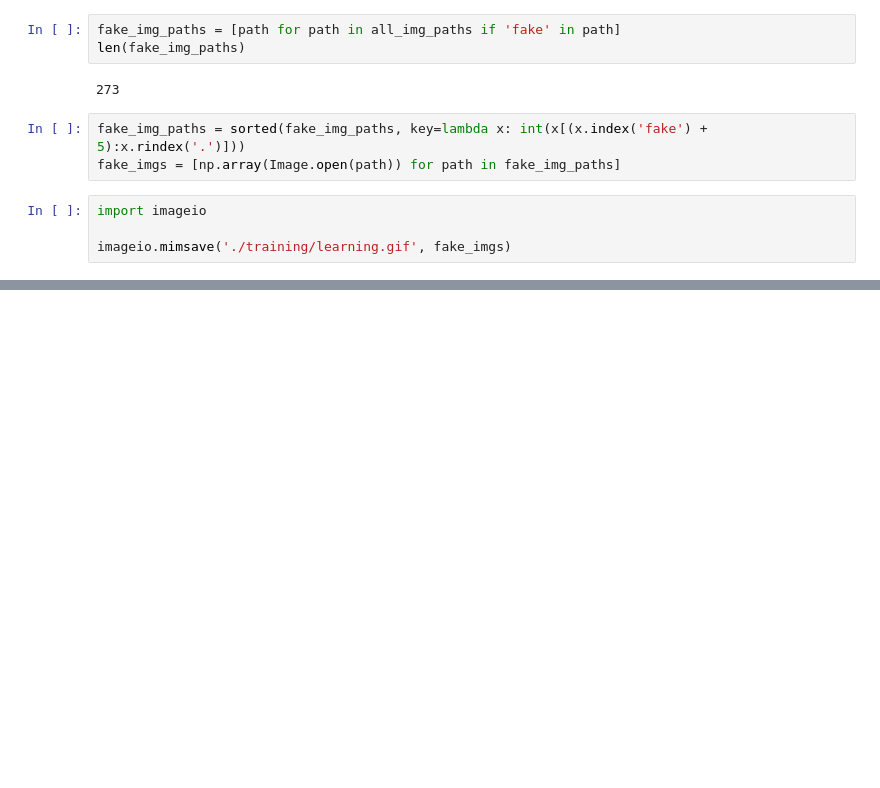
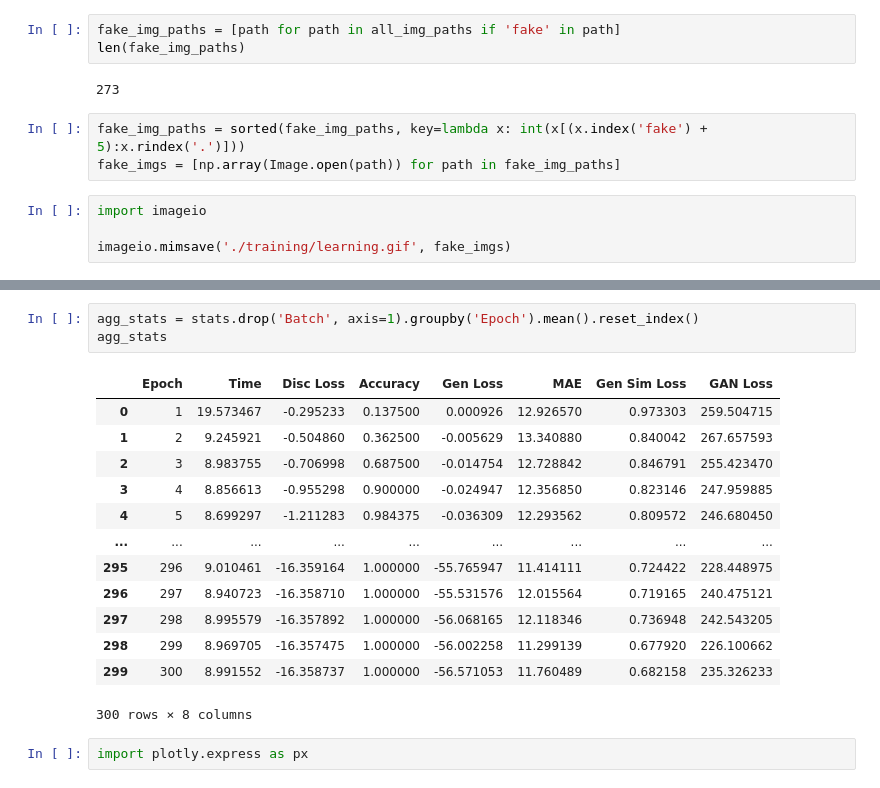
Before and after one commit to amanichopra/Deep-Learning-MRI-Reconstruction, a Jupyter notebook: plots/Learning Progress.ipynb, the cells around one changed output, grey strips where cells are left out. Drawn from its saved outputs; the diff is of its cells as text; blank space fills up the shorter version.

```diff
--- a/plots/Learning Progress.ipynb
+++ b/plots/Learning Progress.ipynb
@@ -36,0 +60,19 @@ imageio.mimsave('./training/learning.gif', fake_imgs)
+# %%
+agg_stats = stats.drop('Batch', axis=1).groupby('Epoch').mean().reset_index()
+agg_stats
+# %% [output]
+|  | Epoch | Time | Disc Loss | Accuracy | Gen Loss | MAE | Gen Sim Loss | GAN Loss |
+| 0 | 1 | 19.573467 | -0.295233 | 0.137500 | 0.000926 | 12.926570 | 0.973303 | 259.504715 |
+| 1 | 2 | 9.245921 | -0.504860 | 0.362500 | -0.005629 | 13.340880 | 0.840042 | 267.657593 |
+| 2 | 3 | 8.983755 | -0.706998 | 0.687500 | -0.014754 | 12.728842 | 0.846791 | 255.423470 |
+| 3 | 4 | 8.856613 | -0.955298 | 0.900000 | -0.024947 | 12.356850 | 0.823146 | 247.959885 |
+| 4 | 5 | 8.699297 | -1.211283 | 0.984375 | -0.036309 | 12.293562 | 0.809572 | 246.680450 |
+| ... | ... | ... | ... | ... | ... | ... | ... | ... |
+| 295 | 296 | 9.010461 | -16.359164 | 1.000000 | -55.765947 | 11.414111 | 0.724422 | 228.448975 |
+| 296 | 297 | 8.940723 | -16.358710 | 1.000000 | -55.531576 | 12.015564 | 0.719165 | 240.475121 |
+| 297 | 298 | 8.995579 | -16.357892 | 1.000000 | -56.068165 | 12.118346 | 0.736948 | 242.543205 |
+| 298 | 299 | 8.969705 | -16.357475 | 1.000000 | -56.002258 | 11.299139 | 0.677920 | 226.100662 |
+| 299 | 300 | 8.991552 | -16.358737 | 1.000000 | -56.571053 | 11.760489 | 0.682158 | 235.326233 |
+300 rows × 8 columns
+# %%
+import plotly.express as px
```
Also changed, not shown: parts of 9 cells of this notebook, 11 other files.
